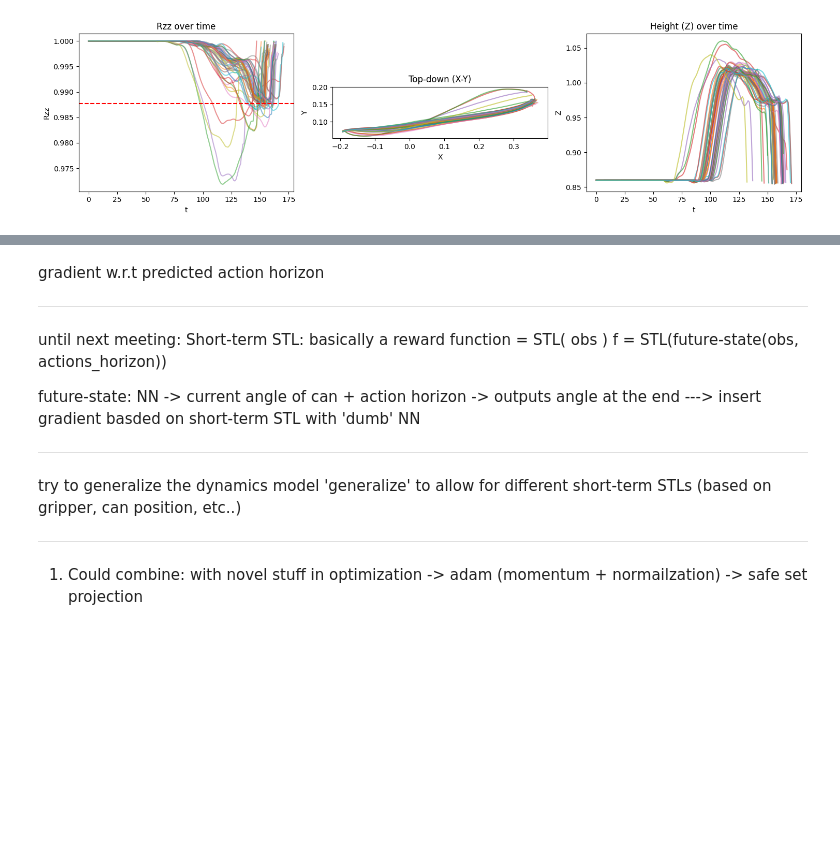
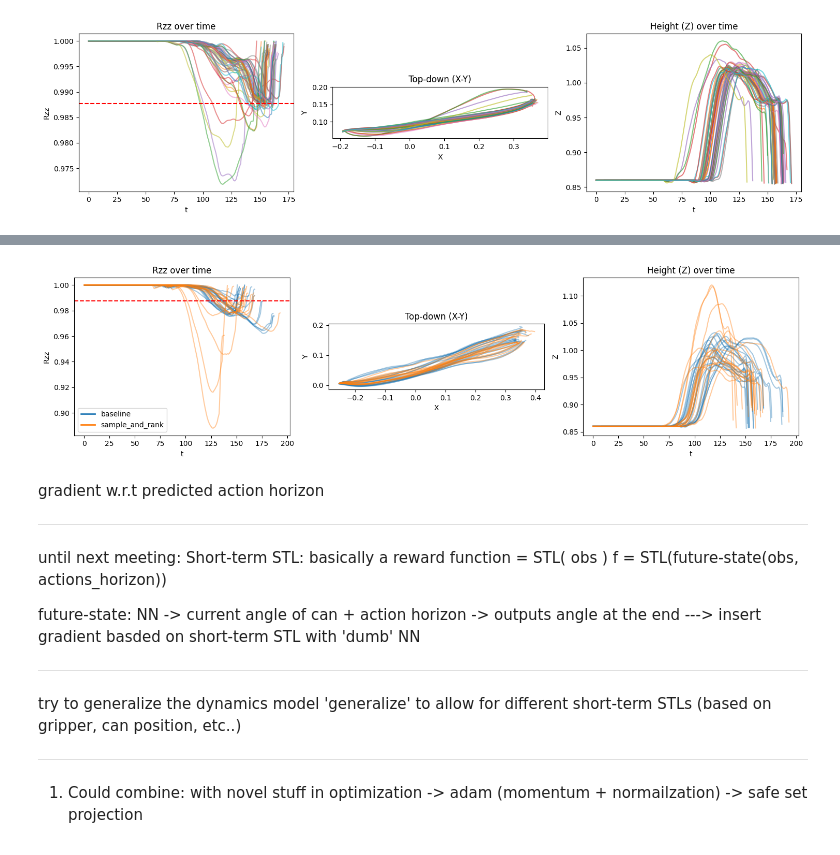
Before and after one commit to moritz-zoellner/guided-diffusion, a Jupyter notebook: experiments/analysis_can.ipynb, the cells around one changed output, grey strips where cells are left out. Drawn from its saved outputs; the diff is of its cells as text; code cells hidden in the pictures; blank space fills up the shorter version.

Commit message:
sample and rank tests

```diff
--- a/experiments/analysis_can.ipynb
+++ b/experiments/analysis_can.ipynb
@@ -208,3 +260,62 @@ plt.show()
+# %%
+thr = np.cos(np.deg2rad(thrsh))
+
+colors = {
+    "baseline": "tab:blue",
+    "sample_and_rank": "tab:orange",
+}
+
+fig, axes = plt.subplots(1, 3, figsize=(15, 4))
+
+for mode, stats_subset in grouped.items():
+    rzz, _, _, _, _, pos = get_metrics(
+        stats_subset,
+        start_eval=0,
+        theta_deg=thrsh
+    )
+
+    color = colors.get(mode, None)
+
+    # ---- 1) Rzz ----
+    for i in range(rzz.shape[0]):
+        axes[0].plot(rzz[i], alpha=0.4, color=color)
+
+    # ---- 2) XY ----
+    if pos is not None:
+        for i in range(pos.shape[0]):
+            axes[1].plot(pos[i,:,1], pos[i,:,0], alpha=0.4, color=color)
+
+    # ---- 3) Z ----
+    if pos is not None:
+        for i in range(pos.shape[0]):
+            axes[2].plot(pos[i,:,2], alpha=0.4, color=color)
+
+axes[0].axhline(thr, linestyle='--', color='red')
+axes[0].set_title("Rzz over time")
+axes[0].set_xlabel("t")
+axes[0].set_ylabel("Rzz")
+# axes[0].set_ylim([0.92,1.003])
+
+axes[1].set_title("Top-down (X-Y)")
+axes[1].set_xlabel("X")
+axes[1].set_ylabel("Y")
+axes[1].set_aspect('equal')
+
+axes[2].set_title("Height (Z) over time")
+axes[2].set_xlabel("t")
+axes[2].set_ylabel("Z")
+
+# legend
+handles = [
+    plt.Line2D([0], [0], color=colors[m], lw=2, label=m)
+    for m in grouped.keys()
+]
+axes[0].legend(handles=handles)
+
+plt.tight_layout()
+plt.show()
+# %% [output]
+[figure, added]
 # %% [markdown]
 gradient w.r.t predicted action horizon
 
```
Also changed, not shown: parts of 4 cells of this notebook, 8 other files.
